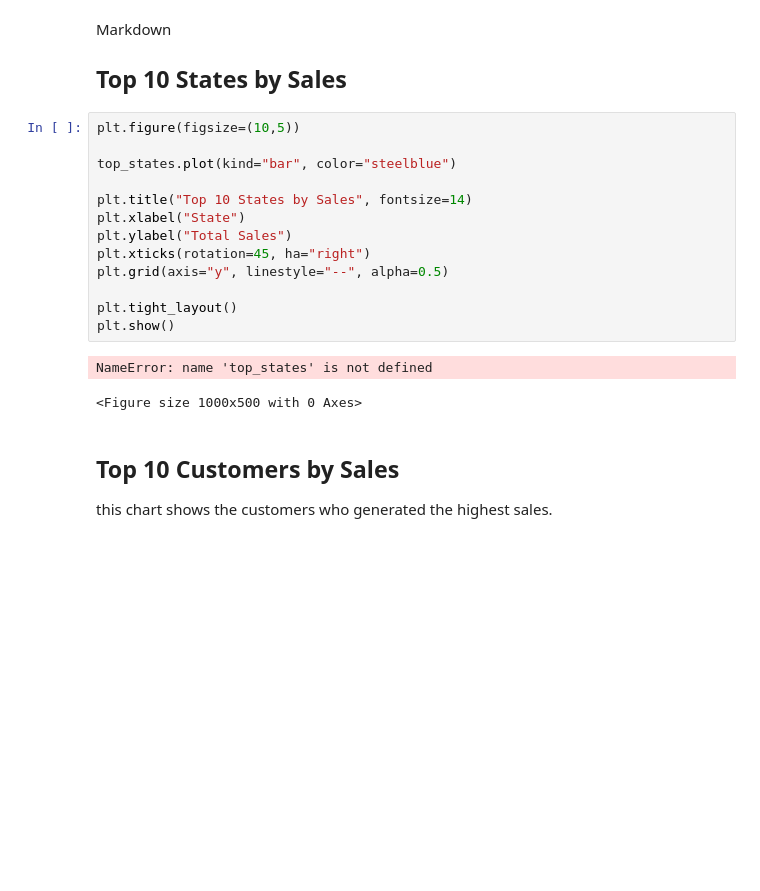
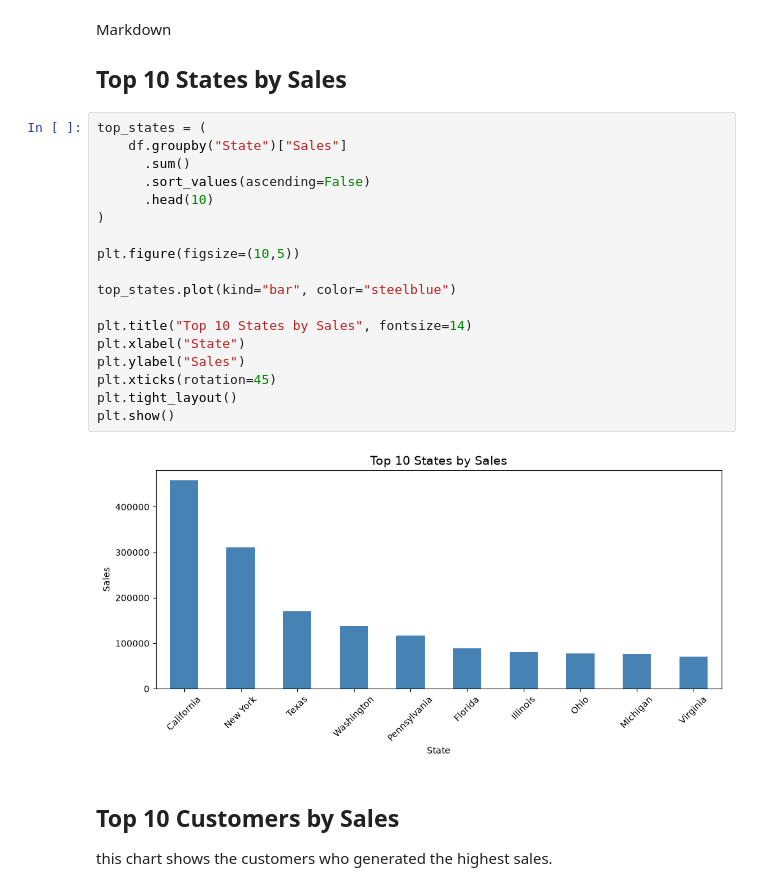
Before and after one commit to kratikaojha08-alt/Retail-Business-Intelligence-Platform, a Jupyter notebook: notebooks/01_Data_Cleaning.ipynb, the cells around one changed output. Cells and saved outputs as stored; diff of their text form; blank space fills up the shorter version.

```diff
--- a/notebooks/01_Data_Cleaning.ipynb
+++ b/notebooks/01_Data_Cleaning.ipynb
@@ -319,22 +319,26 @@ The data is right-skewed with some negative profits values representing losses.
 Markdown
 
 ## Top 10 States by Sales
-# %%
-plt.figure(figsize=(10,5))
-
-top_states.plot(kind="bar", color="steelblue")
-
-plt.title("Top 10 States by Sales", fontsize=14)
-plt.xlabel("State")
-plt.ylabel("Total Sales")
-plt.xticks(rotation=45, ha="right")
-plt.grid(axis="y", linestyle="--", alpha=0.5)
-
-plt.tight_layout()
-plt.show()
-# %% [output]
-NameError: name 'top_states' is not defined
-<Figure size 1000x500 with 0 Axes>
+# %%
+top_states = (
+    df.groupby("State")["Sales"]
+      .sum()
+      .sort_values(ascending=False)
+      .head(10)
+)
+
+plt.figure(figsize=(10,5))
+
+top_states.plot(kind="bar", color="steelblue")
+
+plt.title("Top 10 States by Sales", fontsize=14)
+plt.xlabel("State")
+plt.ylabel("Sales")
+plt.xticks(rotation=45)
+plt.tight_layout()
+plt.show()
+# %% [output]
+[figure, added]
 # %% [markdown]
 ## Top 10 Customers by Sales
 this chart shows the customers who generated the highest sales.
```
Also changed, not shown: parts of 1 cell of this notebook, 1 other file.
